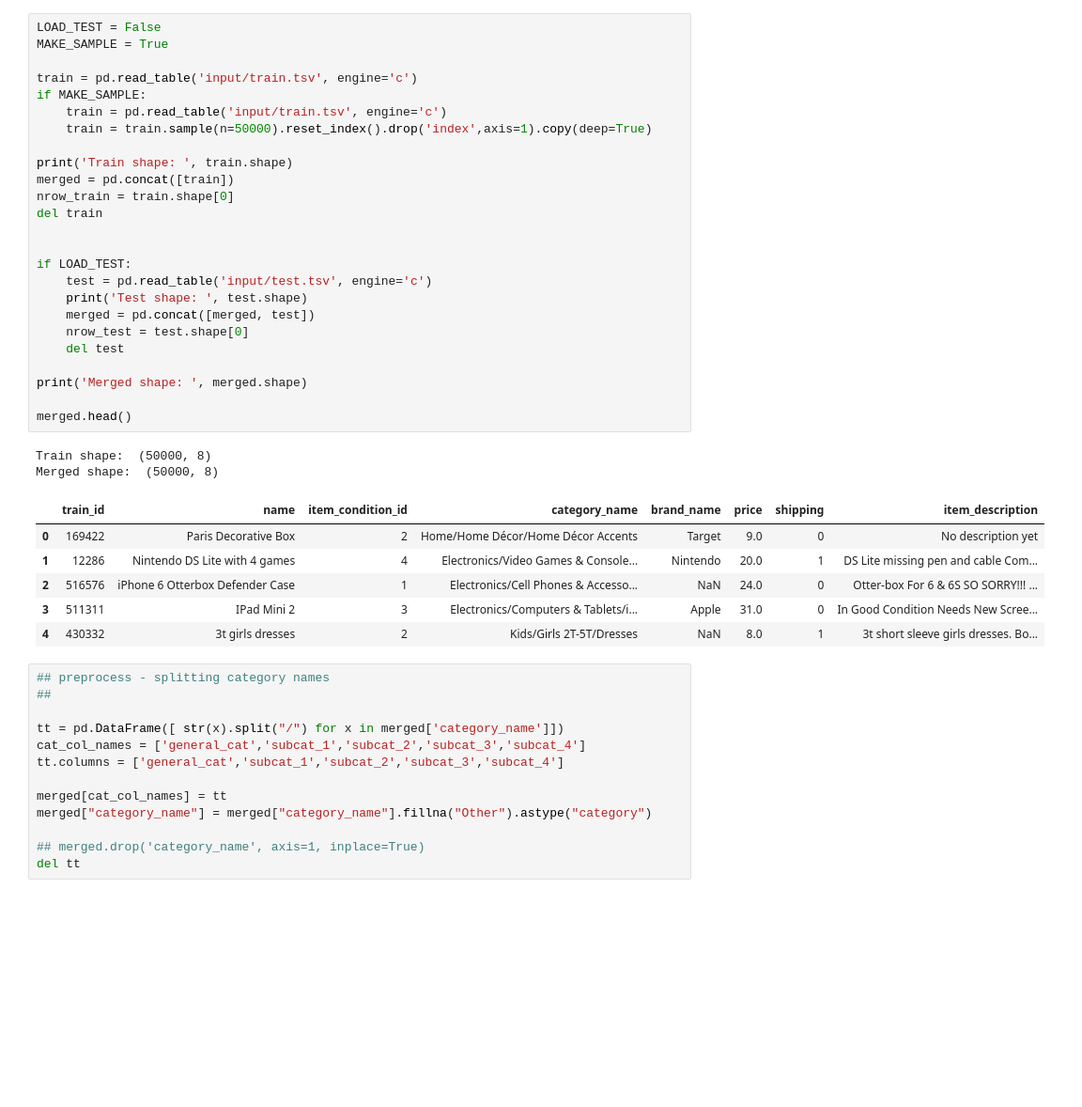
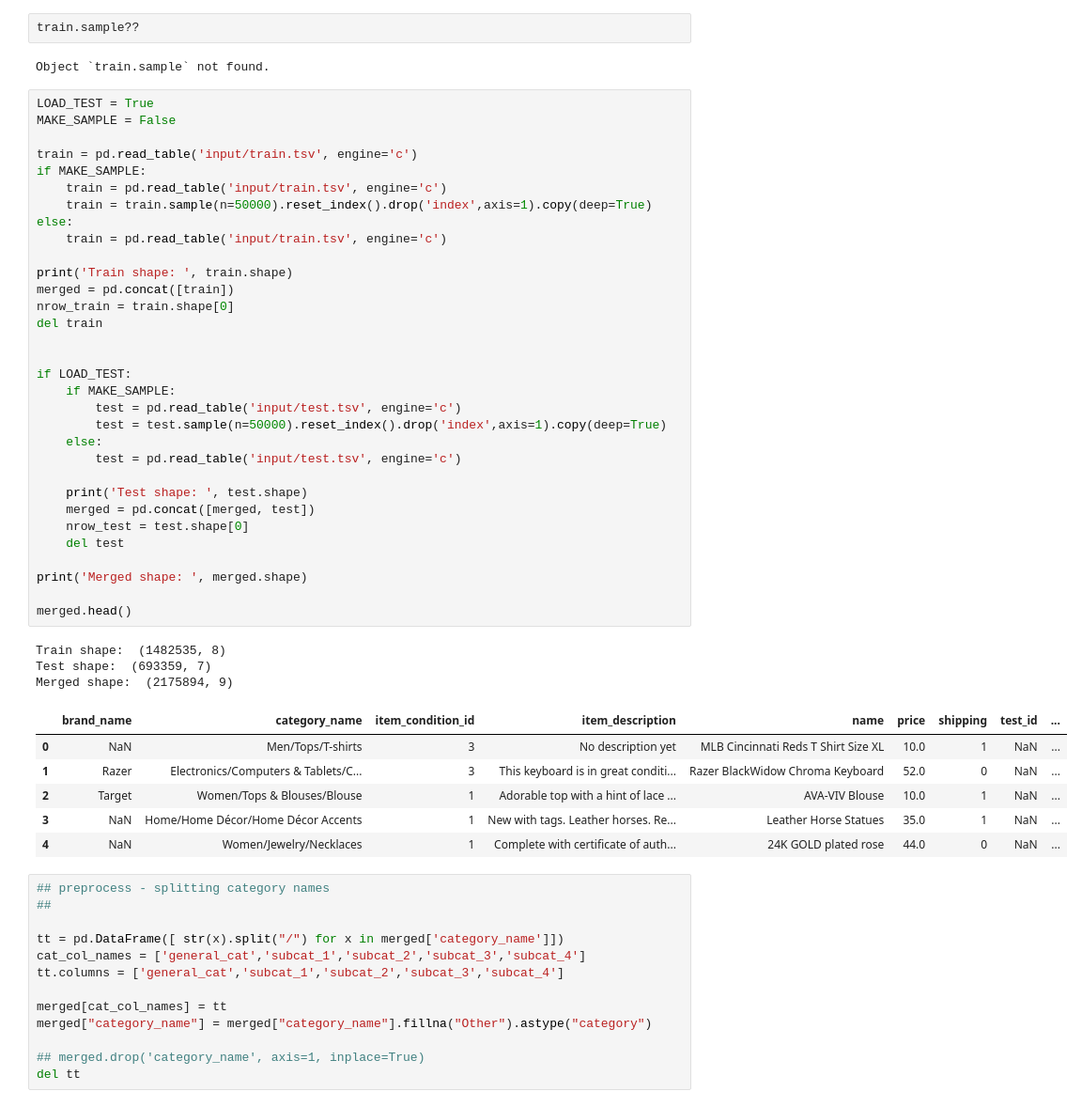
Before and after one commit to Sirorezka/Kaggle, a Jupyter notebook: 2018_01_mercari_price/simple_tfidf_ridge.ipynb, the cells around one changed output. Shown at 94% size. Drawn from its saved outputs; the diff is of its cells as text; blank space fills up the shorter version.

```diff
--- a/2018_01_mercari_price/simple_tfidf_ridge.ipynb
+++ b/2018_01_mercari_price/simple_tfidf_ridge.ipynb
@@ -53,37 +58,49 @@ print(strftime("%Y-%m-%d %H:%M:%S", gmtime()))
+# %%
+train.sample??
+# %% [output]
+Object `train.sample` not found.
 # %%
-LOAD_TEST = False
-MAKE_SAMPLE = True
+LOAD_TEST = True
+MAKE_SAMPLE = False
 
 train = pd.read_table('input/train.tsv', engine='c')
 if MAKE_SAMPLE:
     train = pd.read_table('input/train.tsv', engine='c')
     train = train.sample(n=50000).reset_index().drop('index',axis=1).copy(deep=True)
+else:
+    train = pd.read_table('input/train.tsv', engine='c')
 
 print('Train shape: ', train.shape)
 merged = pd.concat([train])
 nrow_train = train.shape[0]
 del train
 
 
 if LOAD_TEST:
-    test = pd.read_table('input/test.tsv', engine='c')
+    if MAKE_SAMPLE:
+        test = pd.read_table('input/test.tsv', engine='c')
+        test = test.sample(n=50000).reset_index().drop('index',axis=1).copy(deep=True)
+    else:
+        test = pd.read_table('input/test.tsv', engine='c')
+
     print('Test shape: ', test.shape)
     merged = pd.concat([merged, test])
     nrow_test = test.shape[0]
     del test
 
 print('Merged shape: ', merged.shape)
 
 merged.head()
 # %% [output]
-Train shape:  (50000, 8)
-Merged shape:  (50000, 8)
+Train shape:  (1482535, 8)
+Test shape:  (693359, 7)
+Merged shape:  (2175894, 9)
-|  | train_id | name | item_condition_id | category_name | brand_name | price | shipping | item_description |
-| 0 | 169422 | Paris Decorative Box | 2 | Home/Home Décor/Home Décor Accents | Target | 9.0 | 0 | No description yet |
-| 1 | 12286 | Nintendo DS Lite with 4 games | 4 | Electronics/Video Games & Console... | Nintendo | 20.0 | 1 | DS Lite missing pen and cable Com... |
-| 2 | 516576 | iPhone 6 Otterbox Defender Case | 1 | Electronics/Cell Phones & Accesso... | NaN | 24.0 | 0 | Otter-box For 6 & 6S SO SORRY!!! ... |
-| 3 | 511311 | IPad Mini 2 | 3 | Electronics/Computers & Tablets/i... | Apple | 31.0 | 0 | In Good Condition Needs New Scree... |
-| 4 | 430332 | 3t girls dresses | 2 | Kids/Girls 2T-5T/Dresses | NaN | 8.0 | 1 | 3t short sleeve girls dresses. Bo... |
+|  | brand_name | category_name | item_condition_id | item_description | name | price | shipping | test_id | ... |
+| 0 | NaN | Men/Tops/T-shirts | 3 | No description yet | MLB Cincinnati Reds T Shirt Size XL | 10.0 | 1 | NaN | ... |
+| 1 | Razer | Electronics/Computers & Tablets/C... | 3 | This keyboard is in great conditi... | Razer BlackWidow Chroma Keyboard | 52.0 | 0 | NaN | ... |
+| 2 | Target | Women/Tops & Blouses/Blouse | 1 | Adorable top with a hint of lace ... | AVA-VIV Blouse | 10.0 | 1 | NaN | ... |
+| 3 | NaN | Home/Home Décor/Home Décor Accents | 1 | New with tags. Leather horses. Re... | Leather Horse Statues | 35.0 | 1 | NaN | ... |
+| 4 | NaN | Women/Jewelry/Necklaces | 1 | Complete with certificate of auth... | 24K GOLD plated rose | 44.0 | 0 | NaN | ... |
 # %%
 ## preprocess - splitting category names
 ##
```
Also changed, not shown: parts of 21 cells of this notebook.
